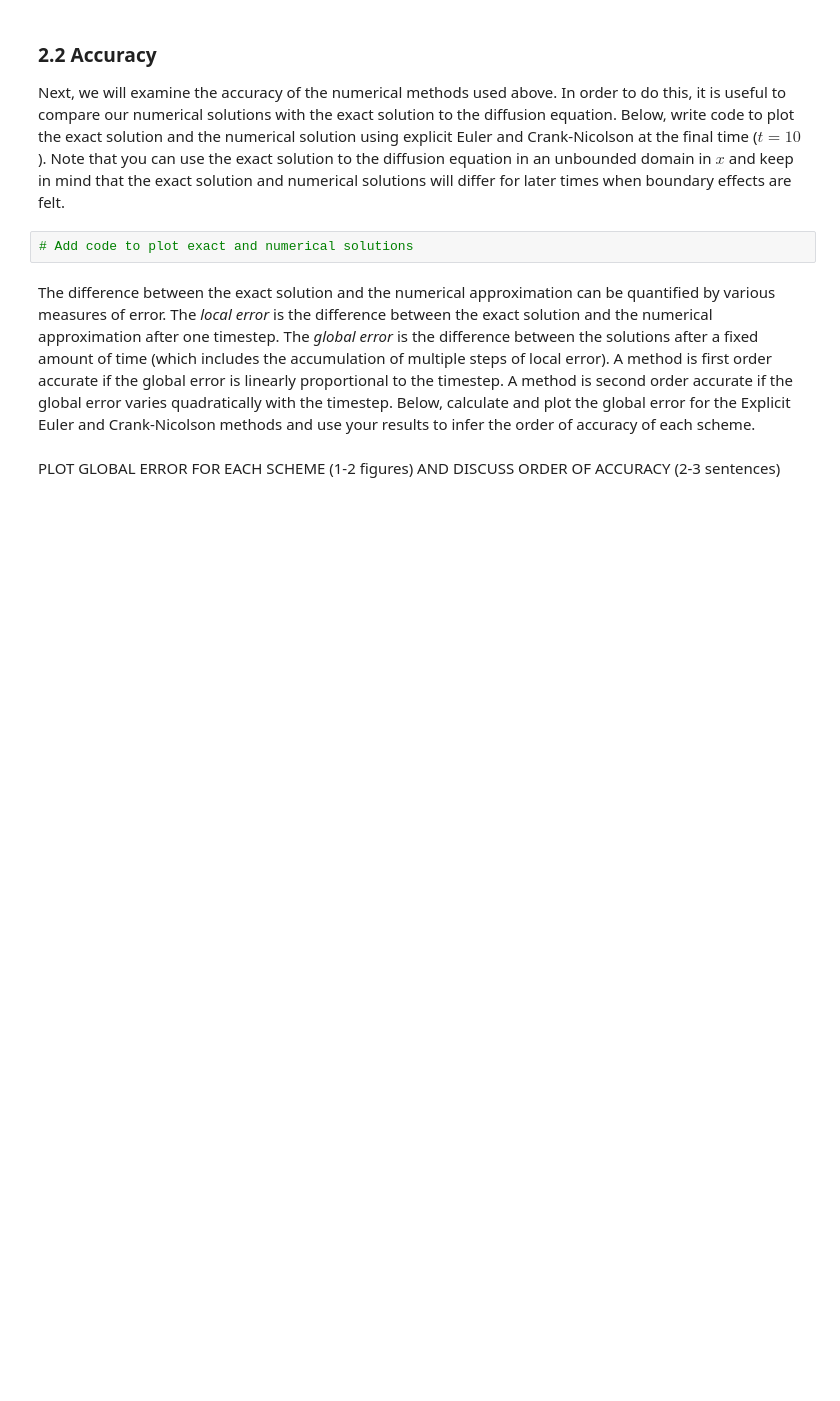
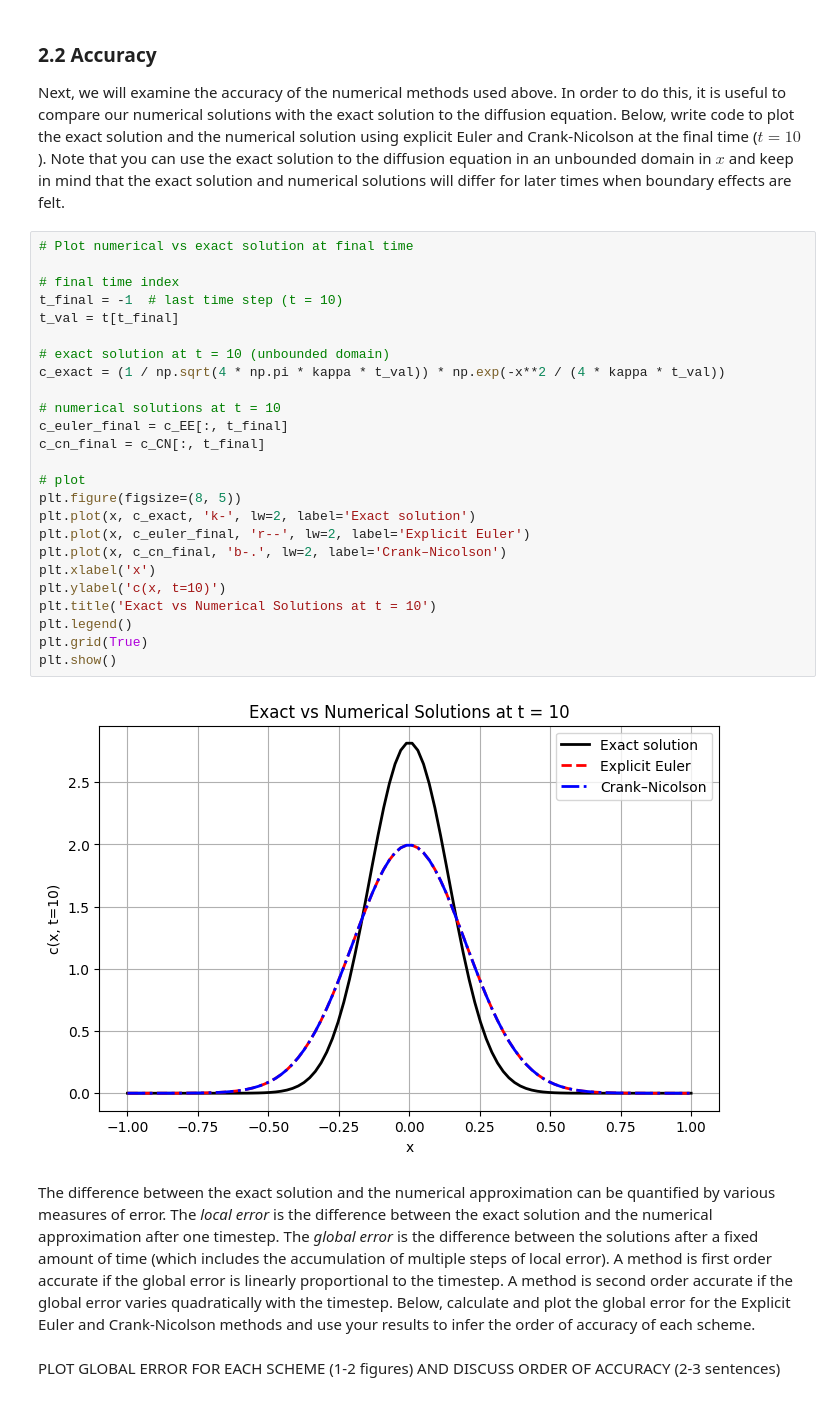
Before and after one commit to josephineshipp/QCES, a Jupyter notebook: Project1_numerical_methods.ipynb, the cells around one changed output. Saved outputs shown, nothing was run; the diff lists cells and outputs as text; blank space fills up the shorter version.

```diff
--- a/Project1_numerical_methods.ipynb
+++ b/Project1_numerical_methods.ipynb
@@ -365,8 +373,33 @@ The explicit Euler and Crank-Nicolson methods have different stability propertie
 ### 2.2 Accuracy
 <a id='section2pt2'></a>
 Next, we will examine the accuracy of the numerical methods used above. In order to do this, it is useful to compare our numerical solutions with the exact solution to the diffusion equation. Below, write code to plot the exact solution and the numerical solution using explicit Euler and Crank-Nicolson at the final time ($t=10$). Note that you can use the exact solution to the diffusion equation in an unbounded domain in $x$ and keep in mind that the exact solution and numerical solutions will differ for later times when boundary effects are felt.
-# %%
-# Add code to plot exact and numerical solutions
+# %%
+# Plot numerical vs exact solution at final time
+
+# final time index
+t_final = -1  # last time step (t = 10)
+t_val = t[t_final]
+
+# exact solution at t = 10 (unbounded domain)
+c_exact = (1 / np.sqrt(4 * np.pi * kappa * t_val)) * np.exp(-x**2 / (4 * kappa * t_val))
+
+# numerical solutions at t = 10
+c_euler_final = c_EE[:, t_final]
+c_cn_final = c_CN[:, t_final]
+
+# plot
+plt.figure(figsize=(8, 5))
+plt.plot(x, c_exact, 'k-', lw=2, label='Exact solution')
+plt.plot(x, c_euler_final, 'r--', lw=2, label='Explicit Euler')
+plt.plot(x, c_cn_final, 'b-.', lw=2, label='Crank–Nicolson')
+plt.xlabel('x')
+plt.ylabel('c(x, t=10)')
+plt.title('Exact vs Numerical Solutions at t = 10')
+plt.legend()
+plt.grid(True)
+plt.show()
+# %% [output]
+[figure, added]
 # %% [markdown]
 The difference between the exact solution and the numerical approximation can be quantified by various measures of error. The *local error* is the difference between the exact solution and the numerical approximation after one timestep. The *global error* is the difference between the solutions after a fixed amount of time (which includes the accumulation of multiple steps of local error). A method is first order accurate if the global error is linearly proportional to the timestep. A method is second order accurate if the global error varies quadratically with the timestep. Below, calculate and plot the global error for the Explicit Euler and Crank-Nicolson methods and use your results to infer the order of accuracy of each scheme.
 # %% [markdown]
```
Also changed, not shown: parts of 16 cells of this notebook.
